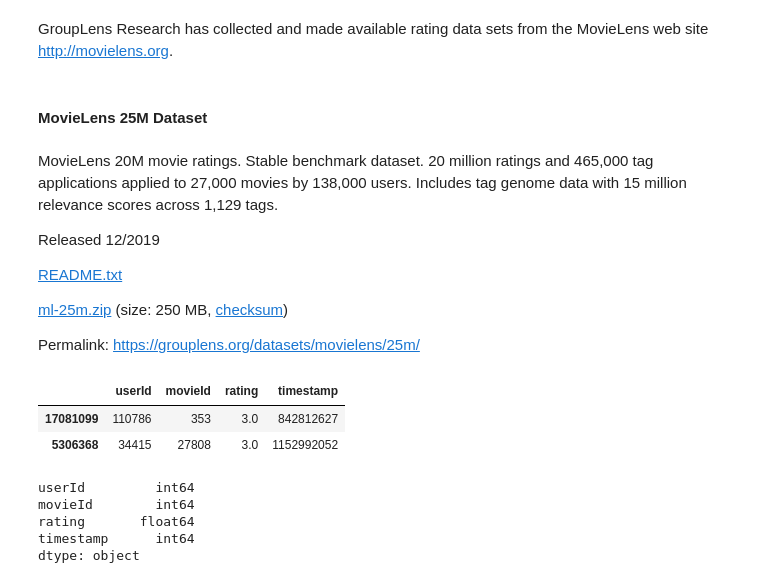
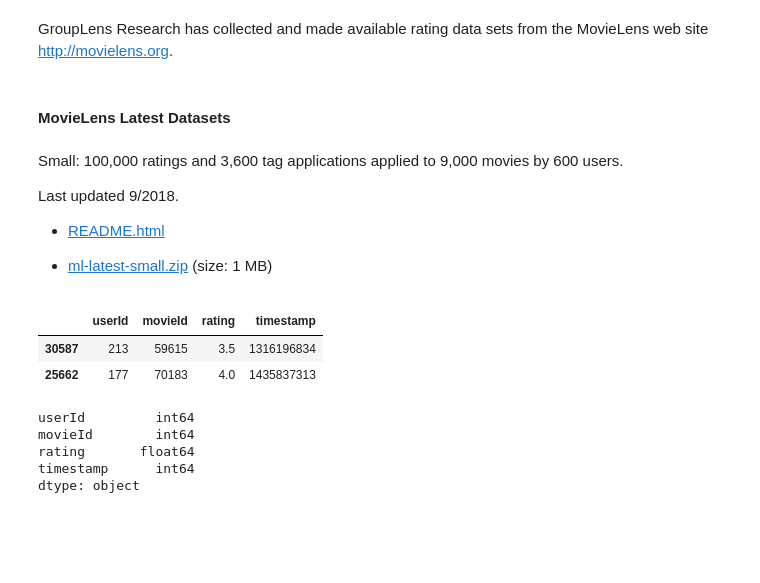
Before and after one commit to mau955/samcom_data_challenge, a Jupyter notebook: 02_Question.ipynb, the cells around one changed output. Saved outputs shown, nothing was run; the diff lists cells and outputs as text; code cells hidden in the pictures; blank space fills up the shorter version.

Commit message:
movie recommender system

```diff
--- a/02_Question.ipynb
+++ b/02_Question.ipynb
@@ -5,17 +5,15 @@ Build a movie recommender system using a Python library such as Surprise or Fast
 # %% [markdown]
 GroupLens Research has collected and made available rating data sets from the MovieLens web site [http://movielens.org](http://movielens.org).
 # %% [markdown]
-#### MovieLens 25M Dataset
+#### MovieLens Latest Datasets
 # %% [markdown]
-MovieLens 20M movie ratings. Stable benchmark dataset. 20 million ratings and 465,000 tag applications applied to 27,000 movies by 138,000 users. Includes tag genome data with 15 million relevance scores across 1,129 tags.
+Small: 100,000 ratings and 3,600 tag applications applied to 9,000 movies by 600 users.
 
-Released 12/2019
+Last updated 9/2018.
 
-[README.txt](http://files.grouplens.org/datasets/movielens/ml-25m-README.html)
+* [README.html](http://files.grouplens.org/datasets/movielens/ml-latest-small-README.html)
 
-[ml-25m.zip](http://files.grouplens.org/datasets/movielens/ml-25m.zip) (size: 250 MB, [checksum](http://files.grouplens.org/datasets/movielens/ml-25m.zip.md5))
-
-Permalink: [https://grouplens.org/datasets/movielens/25m/](https://grouplens.org/datasets/movielens/25m/)
+* [ml-latest-small.zip](http://files.grouplens.org/datasets/movielens/ml-latest-small.zip) (size: 1 MB)
 # %%
 # Import libraries
 import numpy as np
@@ -39,12 +37,12 @@ warnings.filterwarnings("ignore")
 plt.style.use("ggplot")
 # %%
 # Load Dataset
-ratings = pd.read_csv("../../Downloads/Data/challenge/ml-25m/ratings.csv")
+ratings = pd.read_csv("data/ratings.csv")
 ratings.sample(2)
 # %% [output]
 |  | userId | movieId | rating | timestamp |
-| 17081099 | 110786 | 353 | 3.0 | 842812627 |
-| 5306368 | 34415 | 27808 | 3.0 | 1152992052 |
+| 30587 | 213 | 59615 | 3.5 | 1316196834 |
+| 25662 | 177 | 70183 | 4.0 | 1435837313 |
 # %%
 # Check Datatypes
 ratings.dtypes
```
Also changed, not shown: parts of 8 cells of this notebook, 9 other files.
